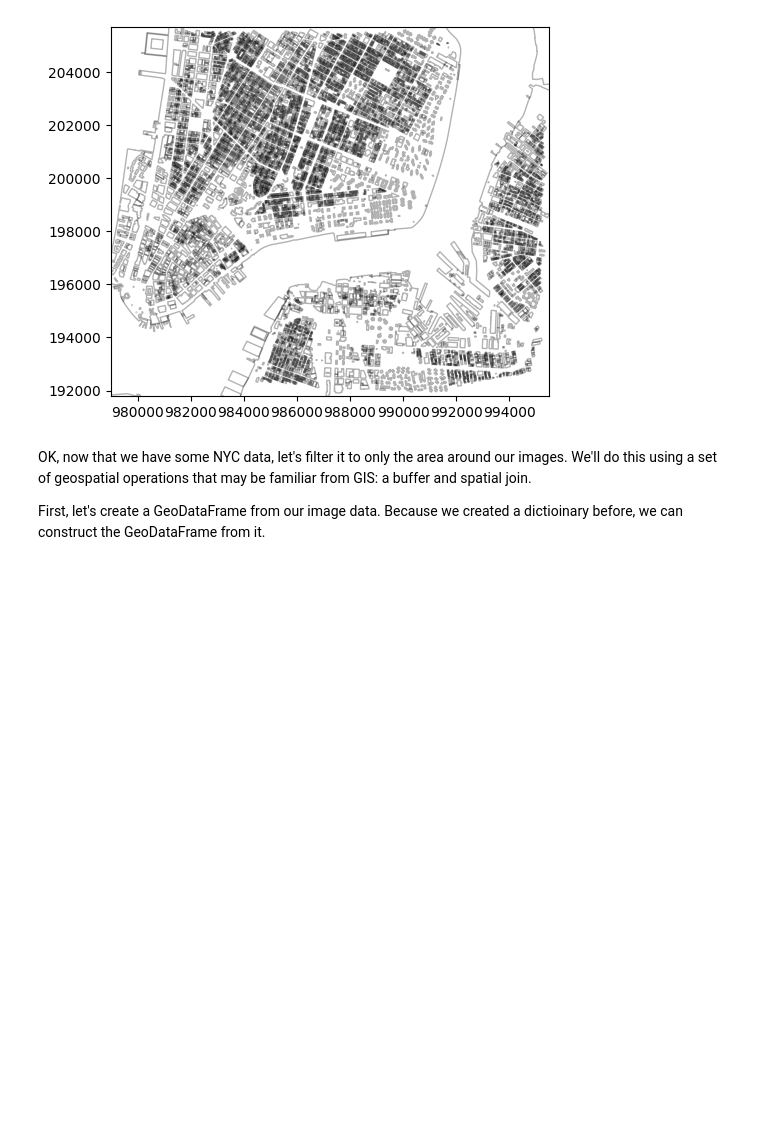
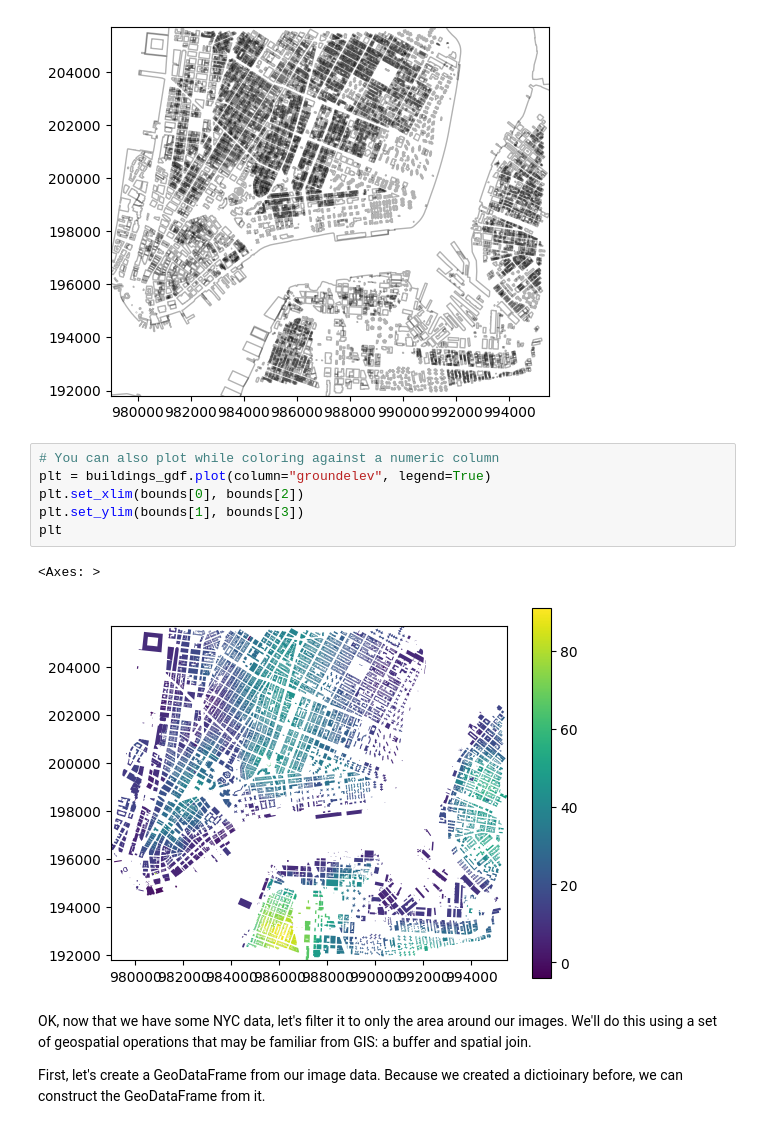
Before and after one commit to brian-ho/intro-to-urban-data, a Jupyter notebook: Scale/S01_Grasshopper_and_wiring_it_up.ipynb, the cells around one changed output. Saved outputs shown, nothing was run; the diff lists cells and outputs as text; blank space fills up the shorter version.

```diff
--- a/Scale/S01_Grasshopper_and_wiring_it_up.ipynb
+++ b/Scale/S01_Grasshopper_and_wiring_it_up.ipynb
@@ -211,6 +211,15 @@ plt
 # %% [output]
 <Axes: >
 [figure]
+# %%
+# You can also plot while coloring against a numeric column
+plt = buildings_gdf.plot(column="groundelev", legend=True)
+plt.set_xlim(bounds[0], bounds[2])
+plt.set_ylim(bounds[1], bounds[3])
+plt
+# %% [output]
+<Axes: >
+[figure, added]
 # %% [markdown]
 OK, now that we have some NYC data, let's filter it to only the area around our images. We'll do this using a set of geospatial operations that may be familiar from GIS: a buffer and spatial join.
 
```
Also changed, not shown: parts of 4 cells of this notebook.
